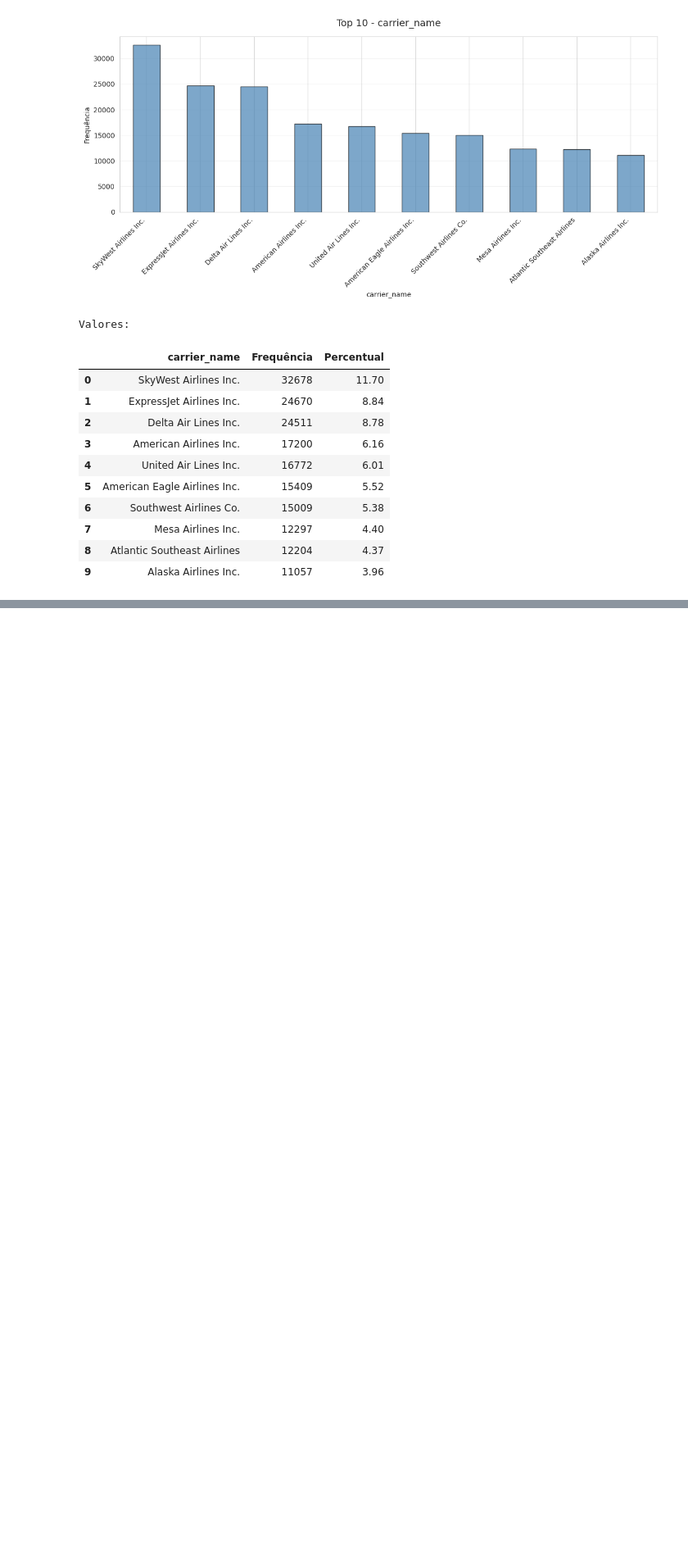
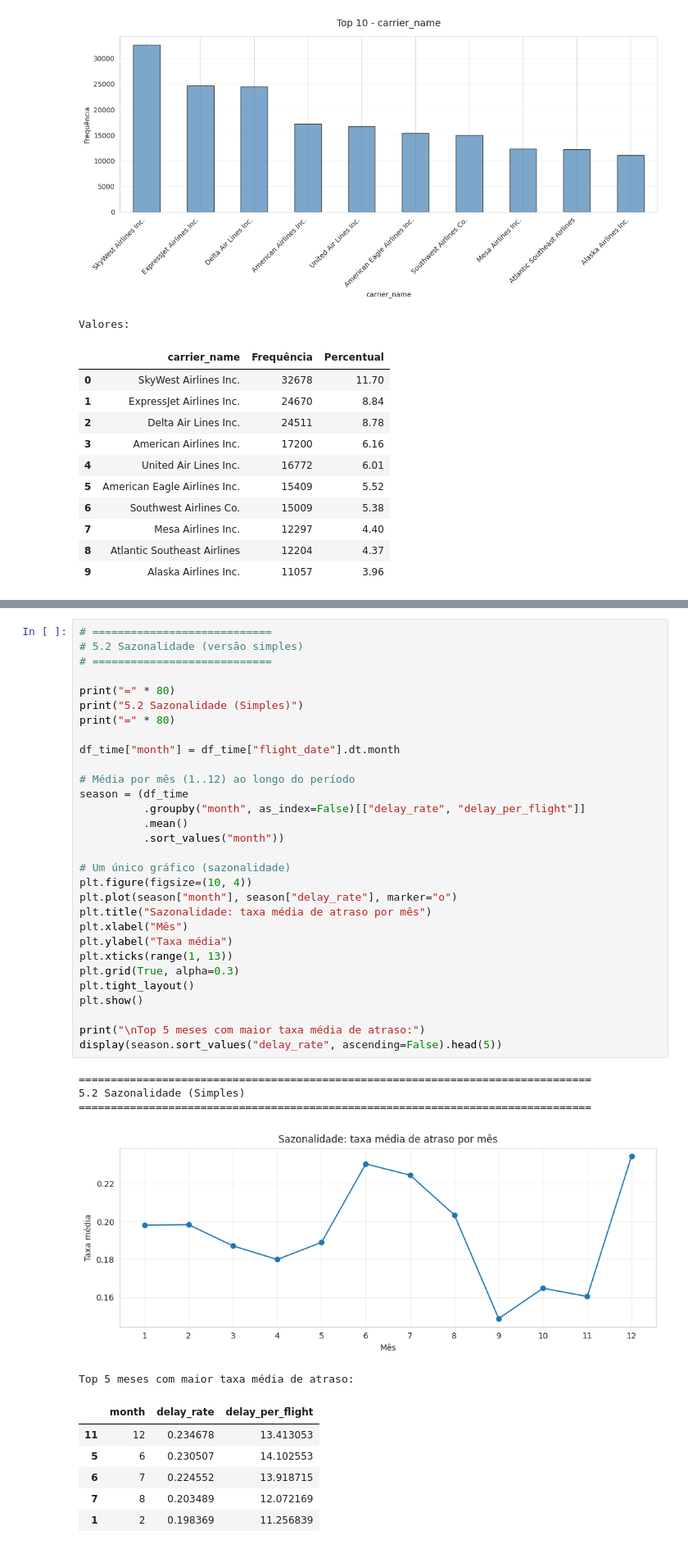
Before and after one commit to joseandre25/airline-delay-causes-vizualization, a Jupyter notebook: Data Layer/silver/analytcs.ipynb, the cells around one changed output, grey strips where cells are left out. Shown at 82% size. Saved outputs shown, nothing was run; the diff lists cells and outputs as text; blank space fills up the shorter version.

```diff
--- a/Data Layer/silver/analytcs.ipynb
+++ b/Data Layer/silver/analytcs.ipynb
@@ -389,0 +465,42 @@ Este notebook serve como base inicial para a análise. Os próximos passos recom
+# %%
+# ============================
+# 5.2 Sazonalidade (versão simples)
+# ============================
+
+print("=" * 80)
+print("5.2 Sazonalidade (Simples)")
+print("=" * 80)
+
+df_time["month"] = df_time["flight_date"].dt.month
+
+# Média por mês (1..12) ao longo do período
+season = (df_time
+          .groupby("month", as_index=False)[["delay_rate", "delay_per_flight"]]
+          .mean()
+          .sort_values("month"))
+
+# Um único gráfico (sazonalidade)
+plt.figure(figsize=(10, 4))
+plt.plot(season["month"], season["delay_rate"], marker="o")
+plt.title("Sazonalidade: taxa média de atraso por mês")
+plt.xlabel("Mês")
+plt.ylabel("Taxa média")
+plt.xticks(range(1, 13))
+plt.grid(True, alpha=0.3)
+plt.tight_layout()
+plt.show()
+
+print("\nTop 5 meses com maior taxa média de atraso:")
+display(season.sort_values("delay_rate", ascending=False).head(5))
+# %% [output]
+================================================================================
+5.2 Sazonalidade (Simples)
+================================================================================
+[figure, added]
+Top 5 meses com maior taxa média de atraso:
+|  | month | delay_rate | delay_per_flight |
+| 11 | 12 | 0.234678 | 13.413053 |
+| 5 | 6 | 0.230507 | 14.102553 |
+| 6 | 7 | 0.224552 | 13.918715 |
+| 7 | 8 | 0.203489 | 12.072169 |
+| 1 | 2 | 0.198369 | 11.256839 |
```
Also changed, not shown: parts of 19 cells of this notebook.
